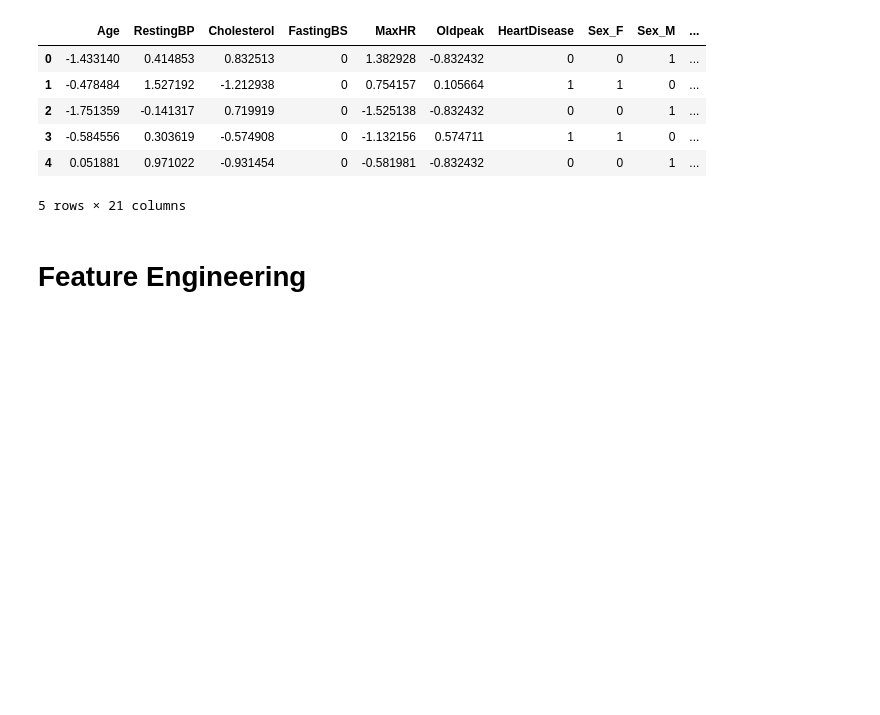
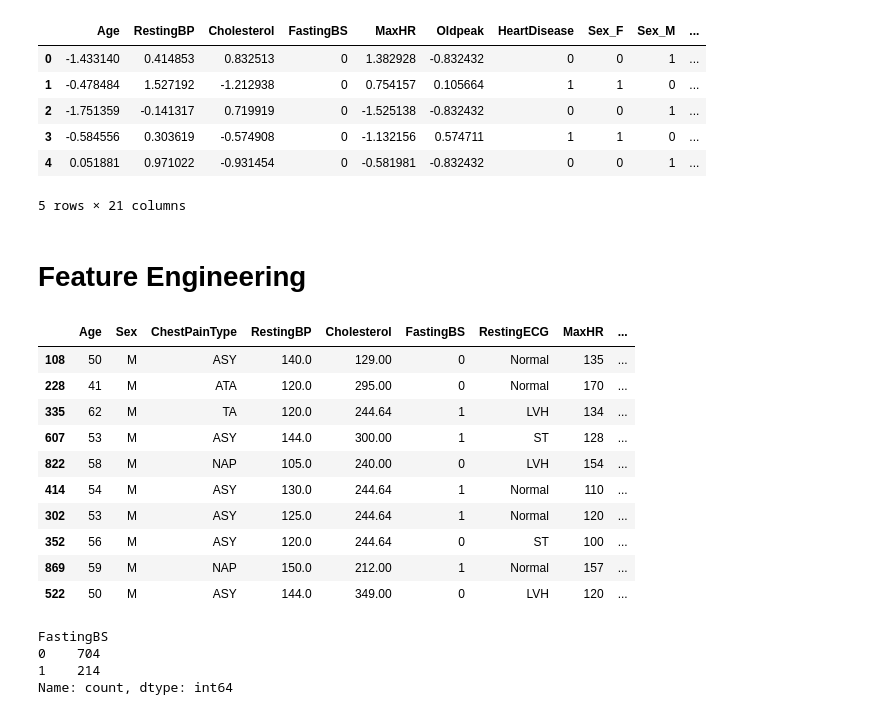
Before and after one commit to firdous10alam/Machine-Learning-Notebook, a Jupyter notebook: NoteBook/Heart.ipynb, the cells around one changed output. Drawn from its saved outputs; the diff is of its cells as text; code cells hidden in the pictures; blank space fills up the shorter version.

```diff
--- a/NoteBook/Heart.ipynb
+++ b/NoteBook/Heart.ipynb
@@ -262,3 +262,24 @@ df_encode.head()
 5 rows × 21 columns
 # %% [markdown]
 # Feature Engineering
+# %%
+df.sample(10)
+# %% [output]
+|  | Age | Sex | ChestPainType | RestingBP | Cholesterol | FastingBS | RestingECG | MaxHR | ... |
+| 108 | 50 | M | ASY | 140.0 | 129.00 | 0 | Normal | 135 | ... |
+| 228 | 41 | M | ATA | 120.0 | 295.00 | 0 | Normal | 170 | ... |
+| 335 | 62 | M | TA | 120.0 | 244.64 | 1 | LVH | 134 | ... |
+| 607 | 53 | M | ASY | 144.0 | 300.00 | 1 | ST | 128 | ... |
+| 822 | 58 | M | NAP | 105.0 | 240.00 | 0 | LVH | 154 | ... |
+| 414 | 54 | M | ASY | 130.0 | 244.64 | 1 | Normal | 110 | ... |
+| 302 | 53 | M | ASY | 125.0 | 244.64 | 1 | Normal | 120 | ... |
+| 352 | 56 | M | ASY | 120.0 | 244.64 | 0 | ST | 100 | ... |
+| 869 | 59 | M | NAP | 150.0 | 212.00 | 1 | Normal | 157 | ... |
+| 522 | 50 | M | ASY | 144.0 | 349.00 | 0 | LVH | 120 | ... |
+# %%
+df['FastingBS'].value_counts()
+# %% [output]
+FastingBS
+0    704
+1    214
+Name: count, dtype: int64
```
Also changed, not shown: parts of 17 cells of this notebook, 2 other files.
